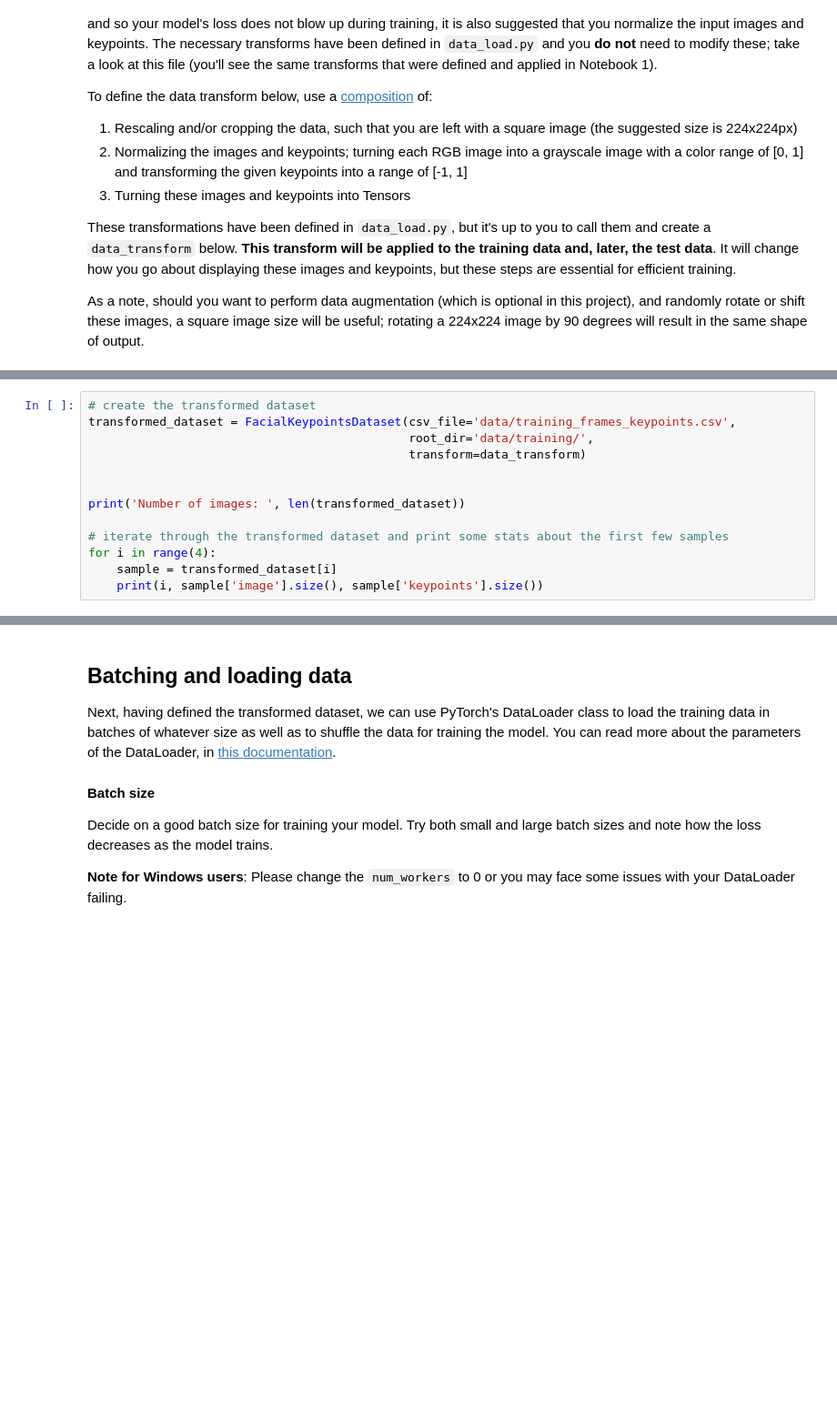
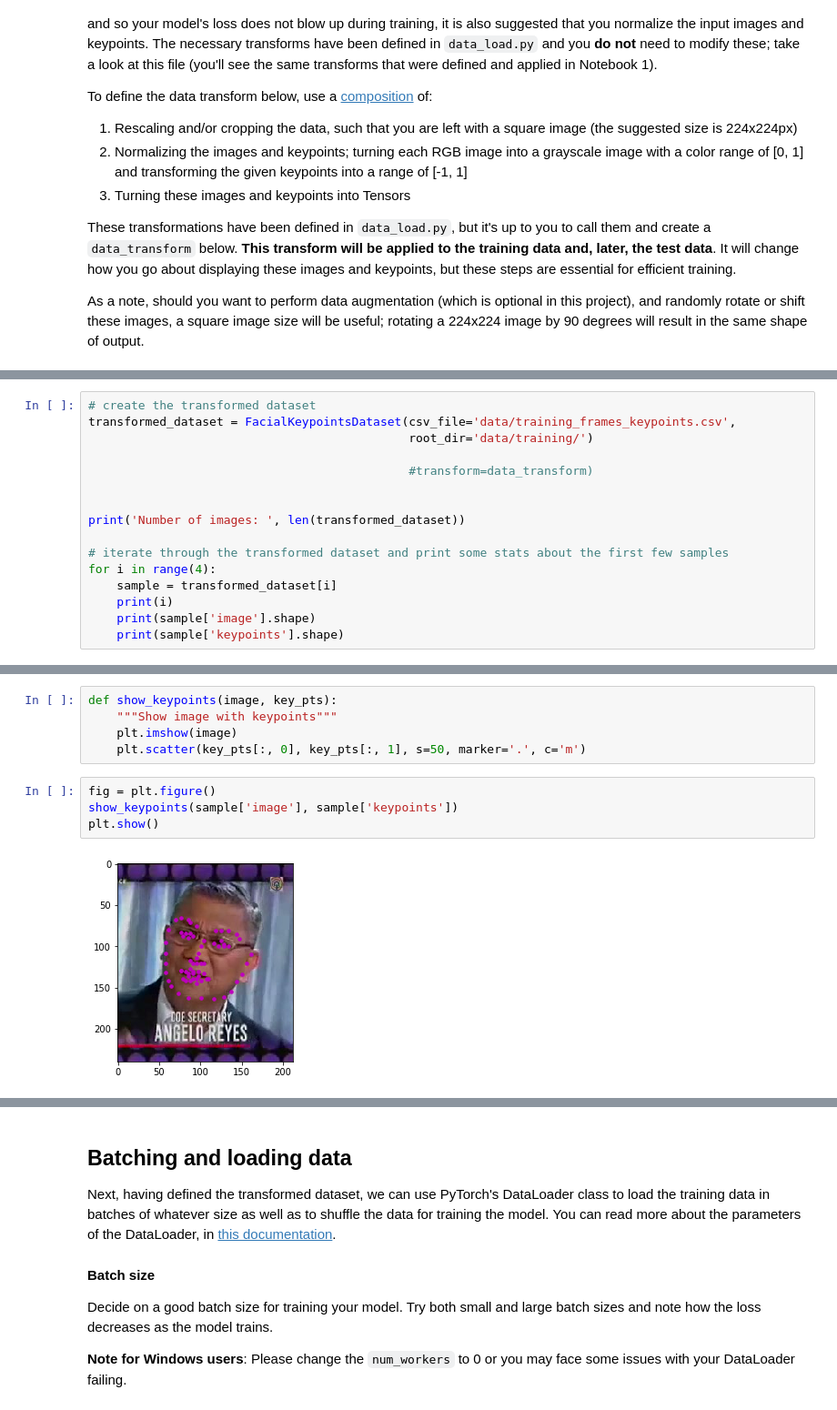
Before and after one commit to OanaGaskey/Facial-Keypoints-Recognition, a Jupyter notebook: 2. Define the Network Architecture.ipynb, the cells around one changed output, grey strips where cells are left out. Shown: that part at 91% size. Cells and saved outputs as stored; diff of their text form; blank space fills up the shorter version.

Commit message:
defined transforms

```diff
--- a/2. Define the Network Architecture.ipynb
+++ b/2. Define the Network Architecture.ipynb
@@ -126,8 +133,9 @@ assert(data_transform is not None), 'Define a data_transform'
 # %%
 # create the transformed dataset
 transformed_dataset = FacialKeypointsDataset(csv_file='data/training_frames_keypoints.csv',
-                                             root_dir='data/training/',
-                                             transform=data_transform)
+                                             root_dir='data/training/')
+
+                                             #transform=data_transform)
 
 
 print('Number of images: ', len(transformed_dataset))
@@ -135,4 +143,6 @@ print('Number of images: ', len(transformed_dataset))
 # iterate through the transformed dataset and print some stats about the first few samples
 for i in range(4):
     sample = transformed_dataset[i]
-    print(i, sample['image'].size(), sample['keypoints'].size())
+    print(i)
+    print(sample['image'].shape)
+    print(sample['keypoints'].shape)
@@ -138,0 +163,11 @@ for i in range(4):
+# %%
+def show_keypoints(image, key_pts):
+    """Show image with keypoints"""
+    plt.imshow(image)
+    plt.scatter(key_pts[:, 0], key_pts[:, 1], s=50, marker='.', c='m')
+# %%
+fig = plt.figure()
+show_keypoints(sample['image'], sample['keypoints'])
+plt.show()
+# %% [output]
+[figure, added]
```
Also changed, not shown: parts of 6 cells of this notebook, 1 other file.
